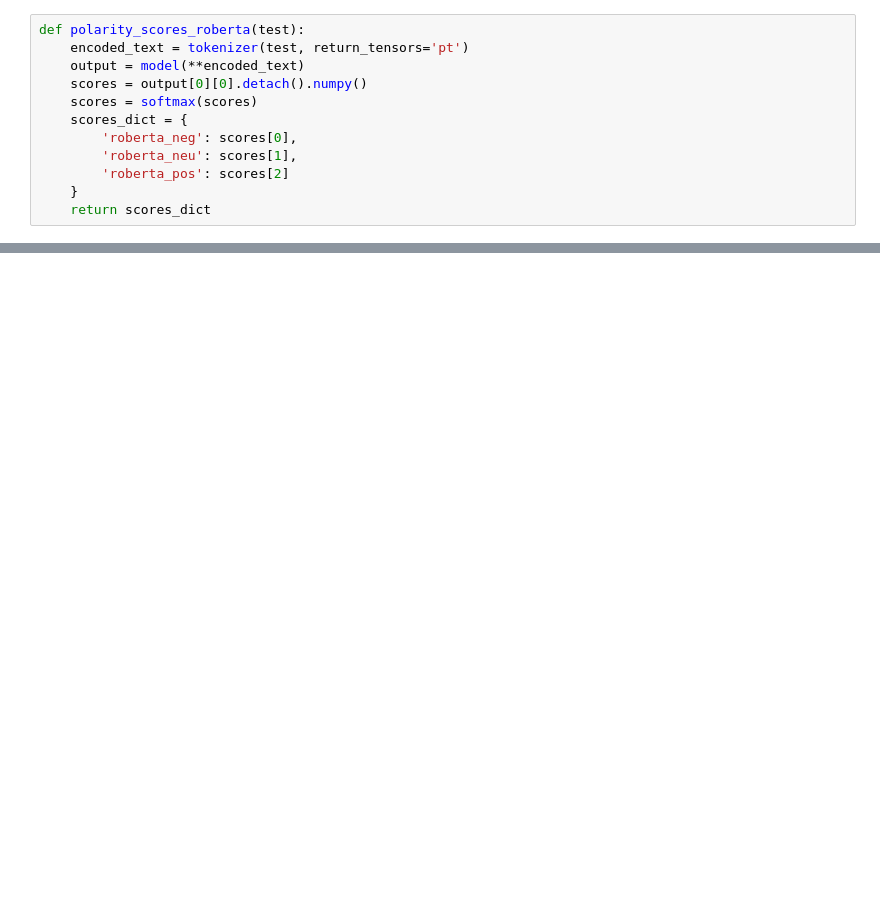
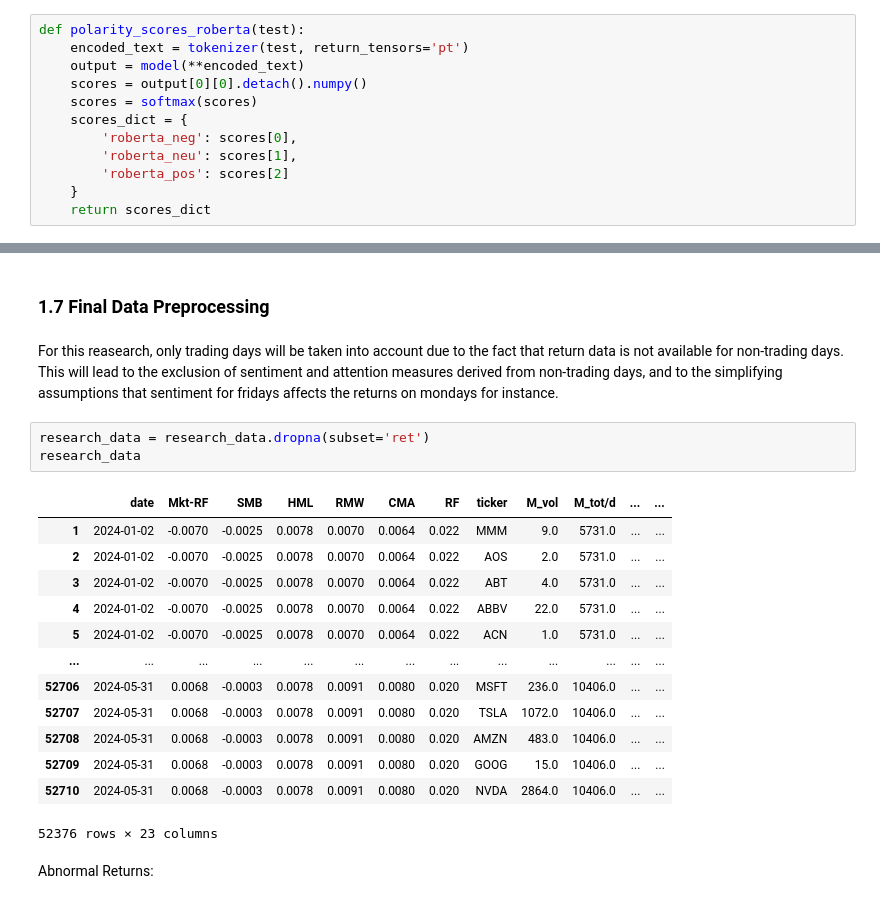
Before and after one commit to Berga20/Code_MSc_Thesis, a Jupyter notebook: Analysis.ipynb, the cells around one changed output, grey strips where cells are left out. Cells and saved outputs as stored; diff of their text form; blank space fills up the shorter version.

```diff
--- a/Analysis.ipynb
+++ b/Analysis.ipynb
@@ -174,0 +439,23 @@ results_df.head()
+# %% [markdown]
+### 1.7 Final Data Preprocessing
+# %% [markdown]
+For this reasearch, only trading days will be taken into account due to the fact that return data is not available for non-trading days. This will lead to the exclusion of sentiment and attention measures derived from non-trading days, and to the simplifying assumptions that sentiment for fridays affects the returns on mondays for instance.
+# %%
+research_data = research_data.dropna(subset='ret')
+research_data
+# %% [output]
+|  | date | Mkt-RF | SMB | HML | RMW | CMA | RF | ticker | M_vol | M_tot/d | ... | ... |
+| 1 | 2024-01-02 | -0.0070 | -0.0025 | 0.0078 | 0.0070 | 0.0064 | 0.022 | MMM | 9.0 | 5731.0 | ... | ... |
+| 2 | 2024-01-02 | -0.0070 | -0.0025 | 0.0078 | 0.0070 | 0.0064 | 0.022 | AOS | 2.0 | 5731.0 | ... | ... |
+| 3 | 2024-01-02 | -0.0070 | -0.0025 | 0.0078 | 0.0070 | 0.0064 | 0.022 | ABT | 4.0 | 5731.0 | ... | ... |
+| 4 | 2024-01-02 | -0.0070 | -0.0025 | 0.0078 | 0.0070 | 0.0064 | 0.022 | ABBV | 22.0 | 5731.0 | ... | ... |
+| 5 | 2024-01-02 | -0.0070 | -0.0025 | 0.0078 | 0.0070 | 0.0064 | 0.022 | ACN | 1.0 | 5731.0 | ... | ... |
+| ... | ... | ... | ... | ... | ... | ... | ... | ... | ... | ... | ... | ... |
+| 52706 | 2024-05-31 | 0.0068 | -0.0003 | 0.0078 | 0.0091 | 0.0080 | 0.020 | MSFT | 236.0 | 10406.0 | ... | ... |
+| 52707 | 2024-05-31 | 0.0068 | -0.0003 | 0.0078 | 0.0091 | 0.0080 | 0.020 | TSLA | 1072.0 | 10406.0 | ... | ... |
+| 52708 | 2024-05-31 | 0.0068 | -0.0003 | 0.0078 | 0.0091 | 0.0080 | 0.020 | AMZN | 483.0 | 10406.0 | ... | ... |
+| 52709 | 2024-05-31 | 0.0068 | -0.0003 | 0.0078 | 0.0091 | 0.0080 | 0.020 | GOOG | 15.0 | 10406.0 | ... | ... |
+| 52710 | 2024-05-31 | 0.0068 | -0.0003 | 0.0078 | 0.0091 | 0.0080 | 0.020 | NVDA | 2864.0 | 10406.0 | ... | ... |
+52376 rows × 23 columns
+# %% [markdown]
+Abnormal Returns:
```
Also changed, not shown: parts of 68 cells of this notebook, 4 other files.
